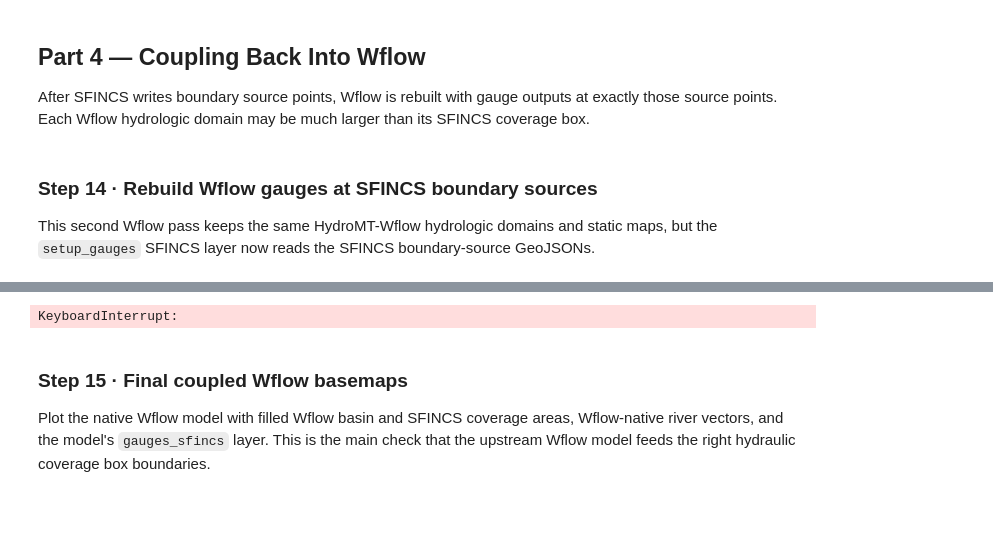
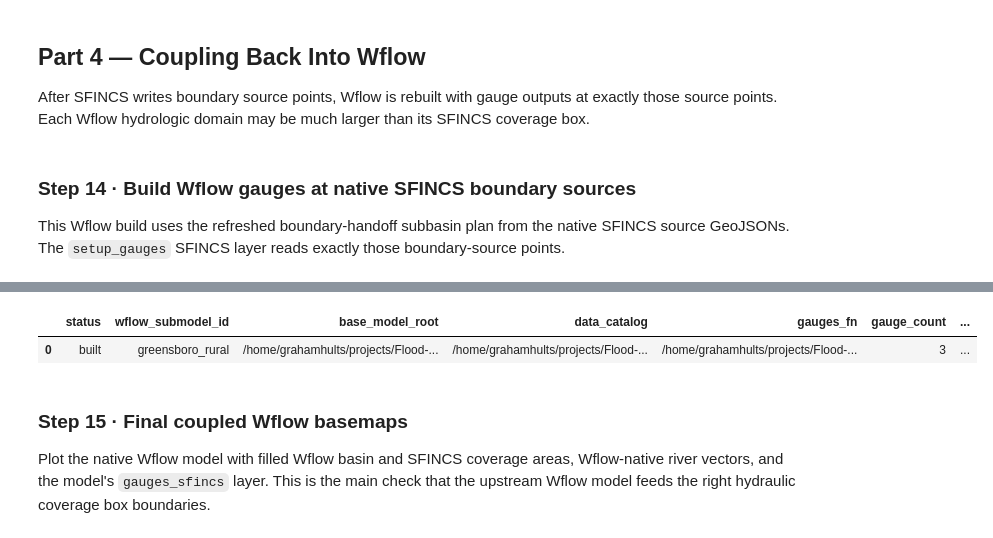
Before and after one commit to SusuXu-s-Lab/Flood-RM, a Jupyter notebook: locations/greensboro/02_flood/04/a_build_coupled_model.ipynb, the cells around one changed output, grey strips where cells are left out. Saved outputs shown, nothing was run; the diff lists cells and outputs as text; code cells hidden in the pictures; blank space fills up the shorter version.

```diff
--- a/locations/greensboro/02_flood/04/a_build_coupled_model.ipynb
+++ b/locations/greensboro/02_flood/04/a_build_coupled_model.ipynb
@@ -581,10 +548,26 @@ handoff_gdf[handoff_columns]
 
 After SFINCS writes boundary source points, Wflow is rebuilt with gauge outputs at exactly those source points. Each Wflow hydrologic domain may be much larger than its SFINCS coverage box.
 # %% [markdown]
-### Step 14 · Rebuild Wflow gauges at SFINCS boundary sources
+### Step 14 · Build Wflow gauges at native SFINCS boundary sources
 
-This second Wflow pass keeps the same HydroMT-Wflow hydrologic domains and static maps, but the `setup_gauges` SFINCS layer now reads the SFINCS boundary-source GeoJSONs.
+This Wflow build uses the refreshed boundary-handoff subbasin plan from the native SFINCS source GeoJSONs. The `setup_gauges` SFINCS layer reads exactly those boundary-source points.
 # %%
+reservoirs_enabled = bool(config.get("collection", {}).get("national_hydrography", {}).get("reservoirs", {}).get("enabled", False))
+reservoir_preflight_rows = []
+if reservoirs_enabled:
+    for submodel in selected_submodels:
+        submodel_id = submodel["wflow_submodel_id"]
+        model_root = wflow_base_root / submodel_id
+        staticmaps_path = model_root / "staticmaps.nc"
+        if staticmaps_path.exists():
+            report = validate_wflow_reservoir_staticmaps(model_root, required=True, raise_on_error=False)
+            report.insert(0, "wflow_submodel_id", submodel_id)
+            reservoir_preflight_rows.append(report)
+    reservoir_preflight = pd.concat(reservoir_preflight_rows, ignore_index=True) if reservoir_preflight_rows else pd.DataFrame()
+    display(reservoir_preflight)
+    if not reservoir_preflight.empty and reservoir_preflight["status"].isin(["failed", "review_required"]).any() and not rerun:
+        raise RuntimeError("Reservoirs are enabled, but the existing Wflow base is stale. Set rerun=True and rerun this step.")
+
 wflow_build_summary = []
 if build_wflow:
     for submodel in selected_submodels:
@@ -621,4 +604,5 @@ pd.DataFrame([{k: v for k, v in summary.items() if k != "model"} for summary in
-KeyboardInterrupt:
+|  | status | wflow_submodel_id | base_model_root | data_catalog | gauges_fn | gauge_count | ... |
+| 0 | built | greensboro_rural | /home/grahamhults/projects/Flood-... | /home/grahamhults/projects/Flood-... | /home/grahamhults/projects/Flood-... | 3 | ... |
 # %% [markdown]
 ### Step 15 · Final coupled Wflow basemaps
 
```
Also changed, not shown: parts of 28 cells of this notebook, 12 other files.
